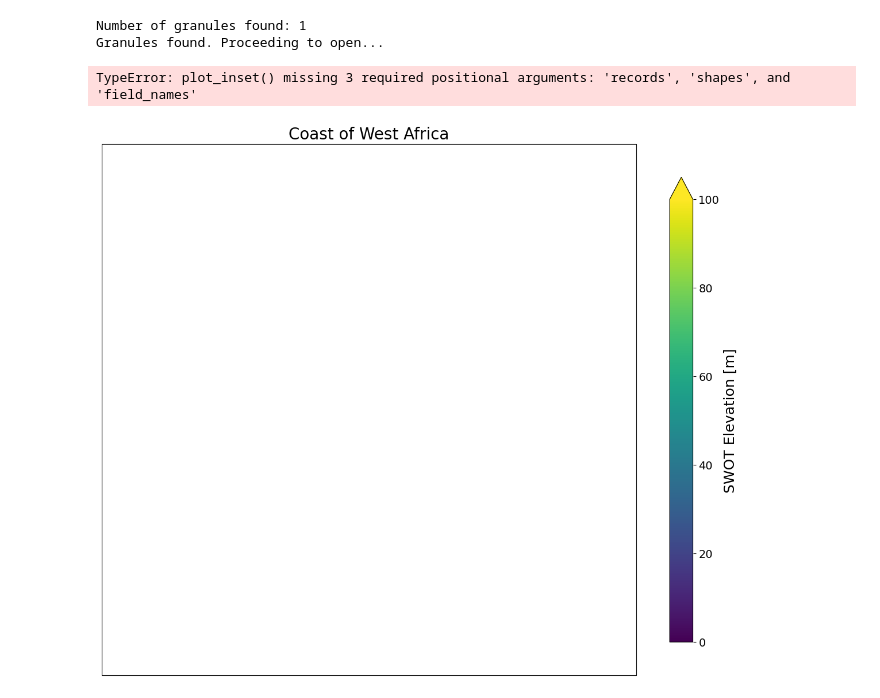
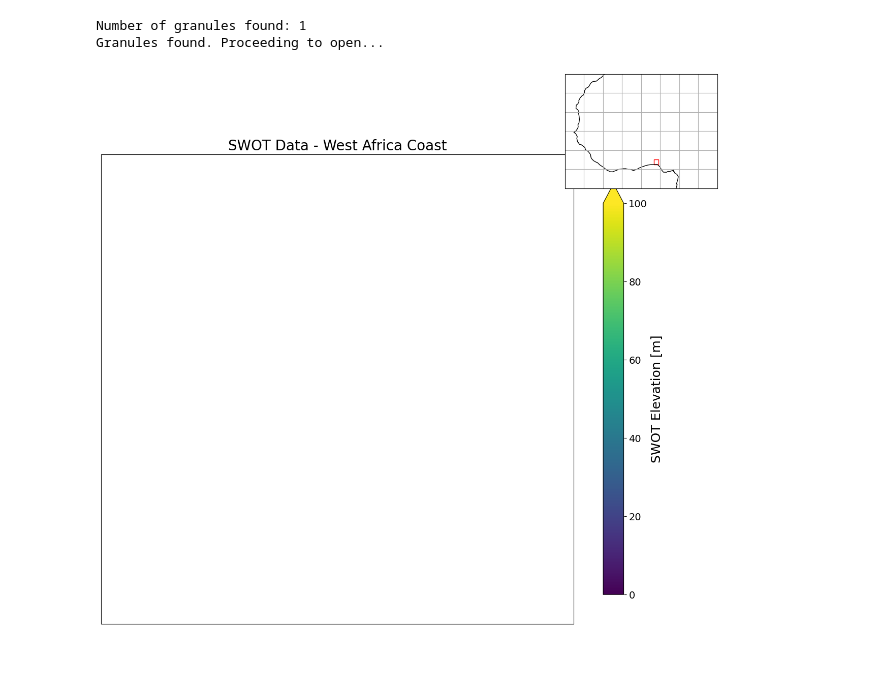
Before and after one commit to MinesGlaciology/swot-surf, a Jupyter notebook: notebooks/swot_example.ipynb, the cells around one changed output. Drawn from its saved outputs; the diff is of its cells as text; code cells hidden in the pictures; blank space fills up the shorter version.

```diff
--- a/notebooks/swot_example.ipynb
+++ b/notebooks/swot_example.ipynb
@@ -121,22 +122,23 @@ def plot_raster(size, ds, label, vmin, vmax, bbox, title, to_plot):
 # %%
 x_size = 15  # cm
 y_size = 15  # cm
 fig, ax = plot_raster(
     [x_size, y_size],
     swot_ds,
     "Height [m]",
     0,
     100,
     bbox,
-    "Coast of West Africa",
+    "SWOT Data - West Africa Coast",
     "wse",
 )
 
-inset = plothelp.plot_inset(
+inset = plot_simple_inset(
     fig,
-    [11 / x_size, 11 / y_size, 3 / x_size, 3 / y_size],
-    bbox,
+    [11/x_size, 11/y_size, 3/x_size, 3/y_size],
+    bbox
 )
+
+plt.show()
 # %% [output]
-TypeError: plot_inset() missing 3 required positional arguments: 'records', 'shapes', and 'field_names'
-[figure, old version]
+[figure, new version]
```
Also changed, not shown: parts of 1 cell of this notebook.
